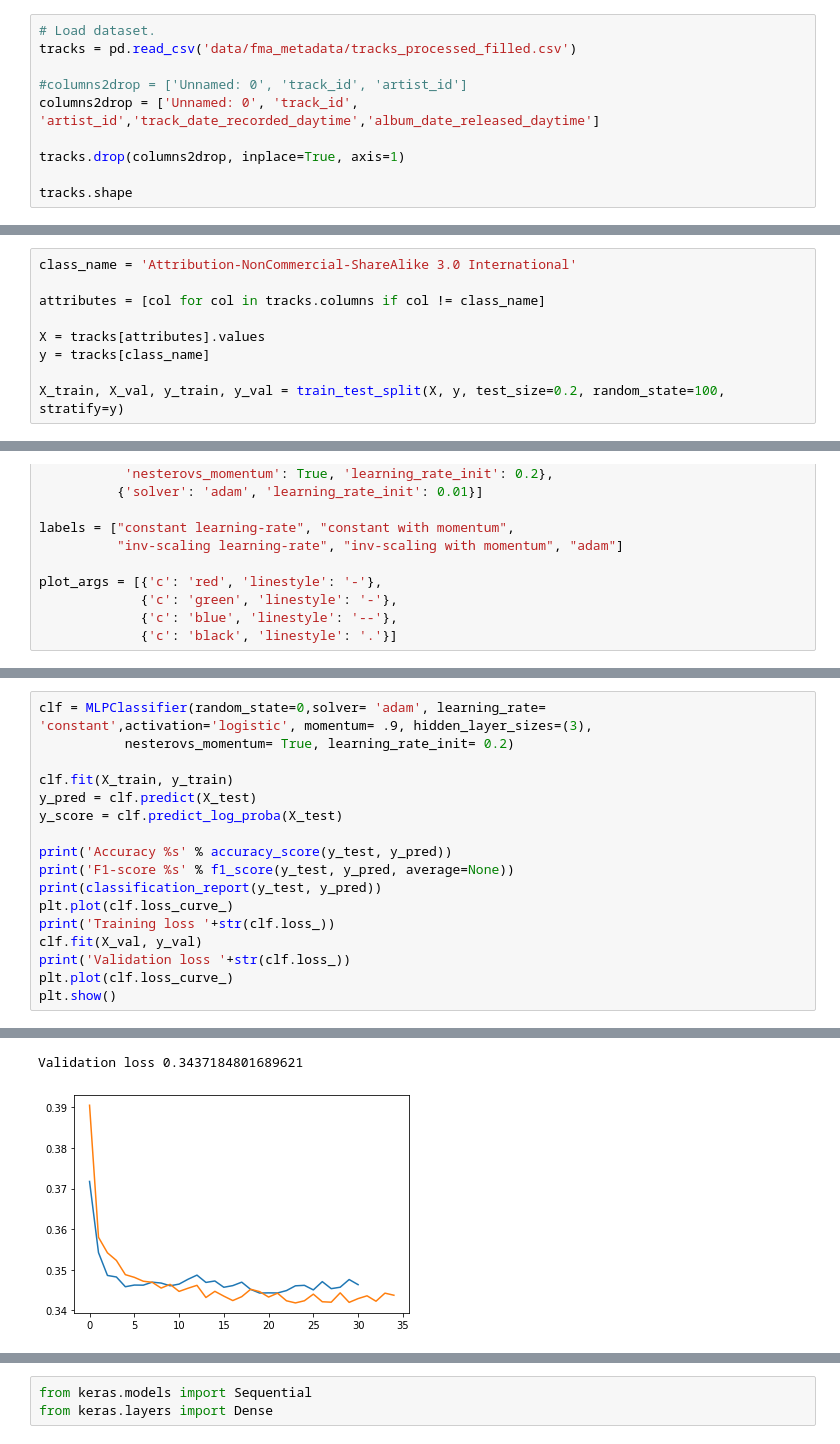
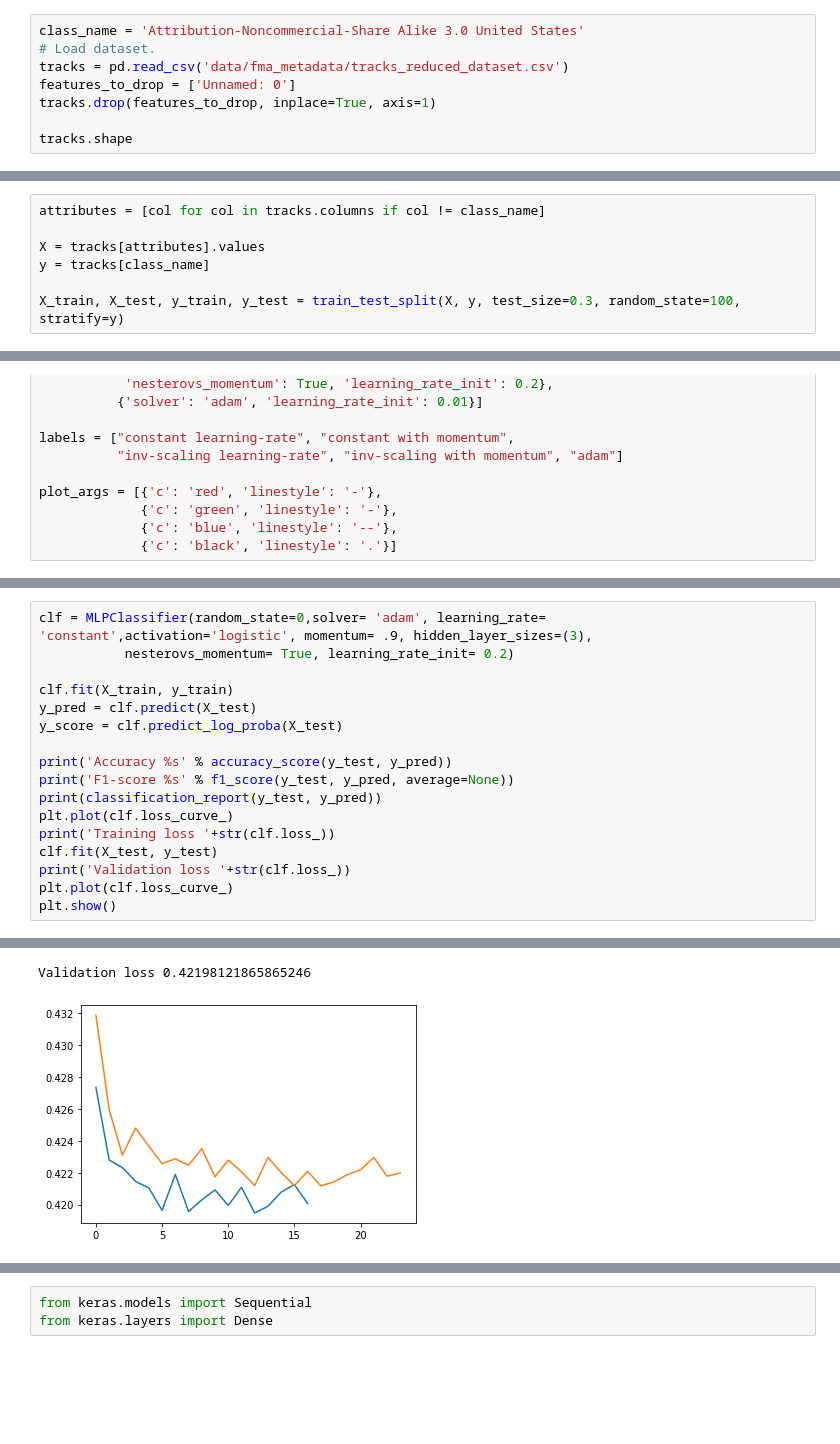
Before and after one commit to micheleandreucci/DM2, a Jupyter notebook: 01-02_neural_networks.ipynb, the cells around one changed output, grey strips where cells are left out. Drawn from its saved outputs; the diff is of its cells as text; blank space fills up the shorter version.

```diff
--- a/01-02_neural_networks.ipynb
+++ b/01-02_neural_networks.ipynb
@@ -16,13 +16,11 @@ from sklearn.metrics import roc_curve, auc, roc_auc_score
 from sklearn.model_selection import train_test_split, cross_val_score
 from sklearn.preprocessing import StandardScaler, MinMaxScaler
 # %%
+class_name = 'Attribution-Noncommercial-Share Alike 3.0 United States'
 # Load dataset.
-tracks = pd.read_csv('data/fma_metadata/tracks_processed_filled.csv')
-
-#columns2drop = ['Unnamed: 0', 'track_id', 'artist_id']
-columns2drop = ['Unnamed: 0', 'track_id', 'artist_id','track_date_recorded_daytime','album_date_released_daytime']
-
-tracks.drop(columns2drop, inplace=True, axis=1)
+tracks = pd.read_csv('data/fma_metadata/tracks_reduced_dataset.csv')
+features_to_drop = ['Unnamed: 0']
+tracks.drop(features_to_drop, inplace=True, axis=1)
 
 tracks.shape
 # %% [output]
@@ -30,12 +28,10 @@ tracks.shape
 # %%
-class_name = 'Attribution-NonCommercial-ShareAlike 3.0 International'
-
 attributes = [col for col in tracks.columns if col != class_name]
 
 X = tracks[attributes].values
 y = tracks[class_name]
 
-X_train, X_val, y_train, y_val = train_test_split(X, y, test_size=0.2, random_state=100, stratify=y)
+X_train, X_test, y_train, y_test = train_test_split(X, y, test_size=0.3, random_state=100, stratify=y)
 # %%
 from sklearn.preprocessing import StandardScaler
 from sklearn.preprocessing import MinMaxScaler
@@ -123,7 +119,7 @@ print('F1-score %s' % f1_score(y_test, y_pred, average=None))
 print(classification_report(y_test, y_pred))
 plt.plot(clf.loss_curve_)
 print('Training loss '+str(clf.loss_))
-clf.fit(X_val, y_val)
+clf.fit(X_test, y_test)
 print('Validation loss '+str(clf.loss_))
 plt.plot(clf.loss_curve_)
 plt.show()
@@ -143,5 +139,5 @@ Training loss 0.34632777301567913
-Validation loss 0.3437184801689621
+Validation loss 0.42198121865865246
-[figure, old version]
+[figure, new version]
 # %%
 clf = MLPClassifier(random_state=0,solver= 'adam', learning_rate= 'invscaling',activation='logistic', momentum= .9, hidden_layer_sizes=(3),
            nesterovs_momentum= True, learning_rate_init= 0.2)
```
Also changed, not shown: parts of 31 cells of this notebook.
